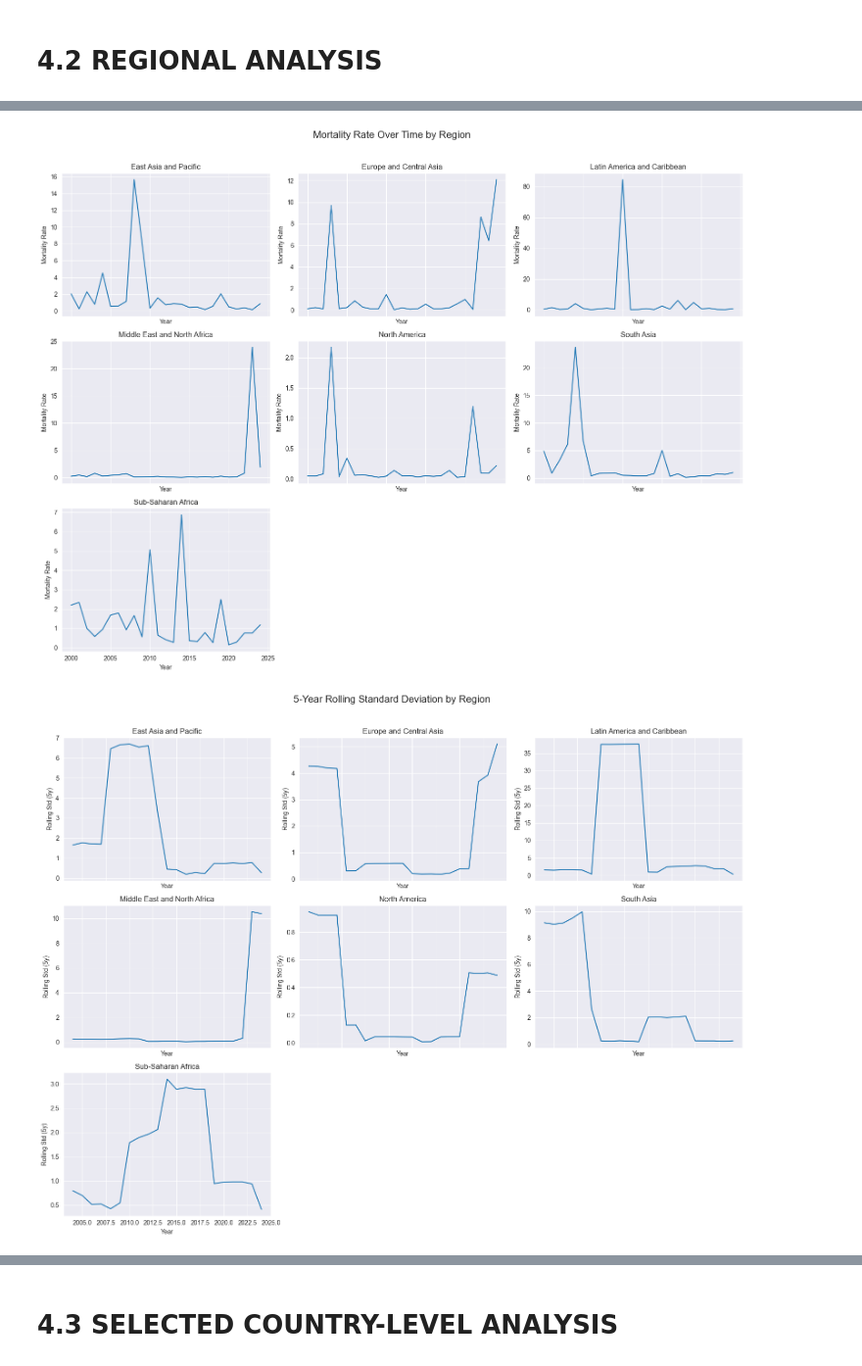
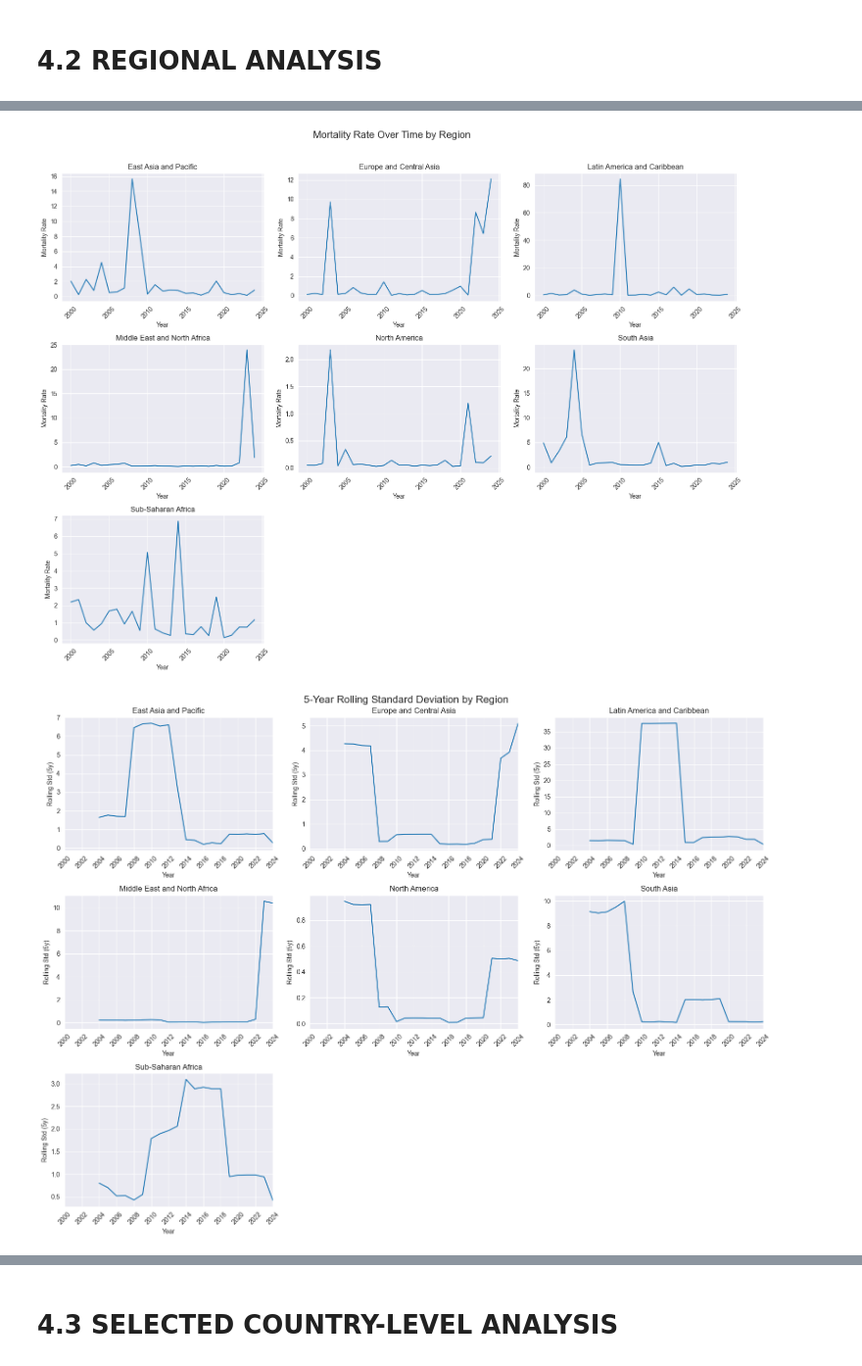
Before and after one commit to NgocMypzg/Mortality_Rate_Forecasting, a Jupyter notebook: notebook/eda.ipynb, the cells around one changed output, grey strips where cells are left out. Shown at 98% size. Drawn from its saved outputs; the diff is of its cells as text; code cells hidden in the pictures.

```diff
--- a/notebook/eda.ipynb
+++ b/notebook/eda.ipynb
@@ -132,7 +109,7 @@ import seaborn as sns
 from statsmodels.tsa.stattools import adfuller
 from statsmodels.graphics.tsaplots import plot_acf, plot_pacf
 
-# ==== Prep ====
+# Prep
 region_trend = (
     df.groupby(["Year", "Region"])["Mortality_Rate"]
     .mean()
@@ -173,45 +150,65 @@ for i, region in enumerate(regions):
     ax.set_xlabel("Year")
     ax.set_ylabel("Mortality Rate")
 
+    # ép hiển thị tick x cho tất cả subplot
+    ax.tick_params(axis="x", labelbottom=True, labelrotation=45)
+
 # tắt ô dư
 for j in range(i + 1, len(axes)):
     axes[j].axis("off")
 
 fig.suptitle("Mortality Rate Over Time by Region", y=1.02, fontsize=16)
 fig.tight_layout()
 plt.show()
 
-# =========================
-# 4.2.3 Rolling Volatility - gộp subplots
-# =========================
+# 4.2.3 Rolling Volatility (Improved X-axis formatting)
+
 window = 5
-fig, axes = plt.subplots(nrows=nrows, ncols=ncols, figsize=(16, 4 * nrows), sharex=True)
+
+years = sorted(df["Year"].unique())
+xmin, xmax = min(years), max(years)
+
+fig, axes = plt.subplots(
+    nrows=nrows,
+    ncols=ncols,
+    figsize=(16, 4 * nrows)
+)
+
 axes = np.array(axes).reshape(-1)
 
 for i, region in enumerate(regions):
     ts = (
         df[df["Region"] == region]
         .groupby("Year")["Mortality_Rate"]
         .mean()
         .sort_index()
     )
+
     rolling_std = ts.rolling(window=window).std()
 
     ax = axes[i]
     ax.plot(rolling_std.index, rolling_std.values)
-    ax.set_title(f"{region}")
+
+    ax.set_title(region)
+    ax.set_xlim(xmin, xmax)
+
+    # Tick mỗi 2 năm
+    ax.set_xticks(range(xmin, xmax + 1, 2))
+    ax.tick_params(axis='x', rotation=45)
+
     ax.set_xlabel("Year")
     ax.set_ylabel(f"Rolling Std ({window}y)")
 
+# Tắt subplot thừa
 for j in range(i + 1, len(axes)):
     axes[j].axis("off")
 
-fig.suptitle(f"{window}-Year Rolling Standard Deviation by Region", y=1.02, fontsize=16)
-fig.tight_layout()
+fig.suptitle(f"{window}-Year Rolling Standard Deviation by Region", fontsize=16)
+plt.tight_layout()
 plt.show()
 # %% [output]
 [figure]
-[figure, old version]
+[figure, new version]
-[figure, old version]
+[figure, new version]
 # %%
 # 4.2.4 ADF Summary Table
```
Also changed, not shown: parts of 6 cells of this notebook.
